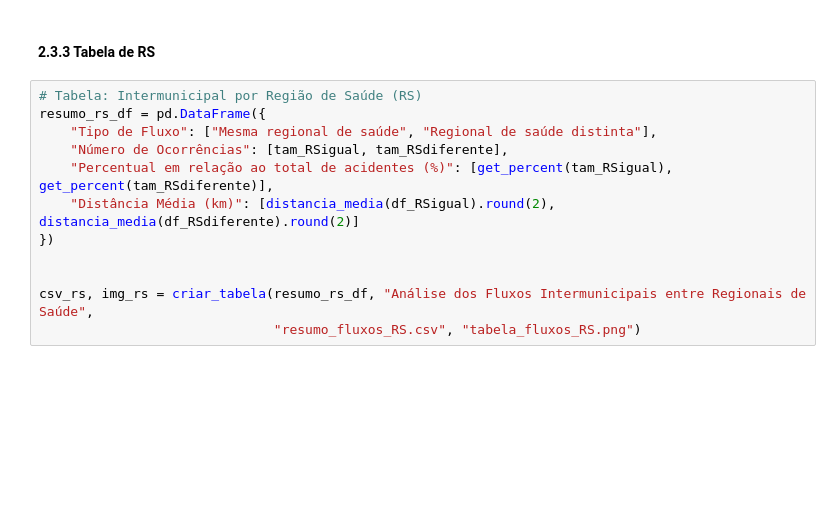
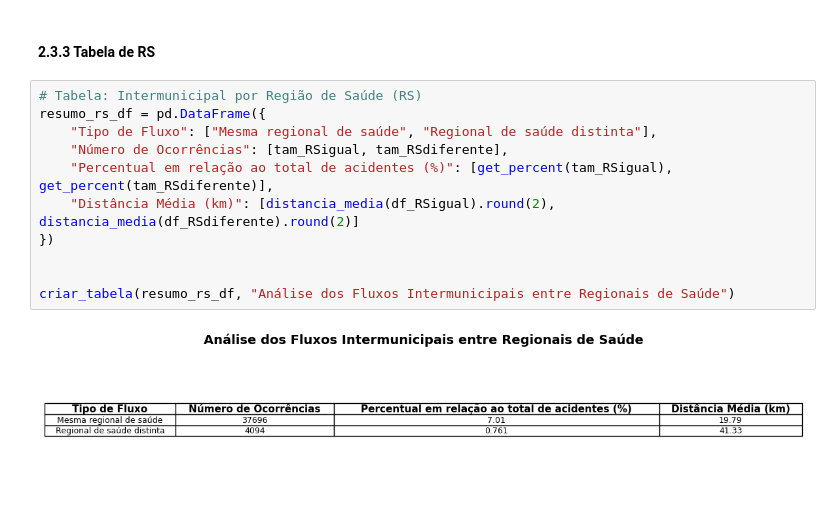
Before and after one commit to juliabu3no/Projeto-IC, a Jupyter notebook: Notebooks/Estudo_do_fluxo.ipynb, the cells around one changed output. Saved outputs shown, nothing was run; the diff lists cells and outputs as text; blank space fills up the shorter version.

```diff
--- a/Notebooks/Estudo_do_fluxo.ipynb
+++ b/Notebooks/Estudo_do_fluxo.ipynb
@@ -317,12 +316,13 @@ csv_m, img_m = criar_tabela(resumo_m_df, "Análise dos Fluxos Intermunicipais en
 # %%
 # Tabela: Intermunicipal por Região de Saúde (RS)
 resumo_rs_df = pd.DataFrame({
     "Tipo de Fluxo": ["Mesma regional de saúde", "Regional de saúde distinta"],
     "Número de Ocorrências": [tam_RSigual, tam_RSdiferente],
     "Percentual em relação ao total de acidentes (%)": [get_percent(tam_RSigual), get_percent(tam_RSdiferente)],
     "Distância Média (km)": [distancia_media(df_RSigual).round(2), distancia_media(df_RSdiferente).round(2)]
 })
 
 
-csv_rs, img_rs = criar_tabela(resumo_rs_df, "Análise dos Fluxos Intermunicipais entre Regionais de Saúde",
-                              "resumo_fluxos_RS.csv", "tabela_fluxos_RS.png")
+criar_tabela(resumo_rs_df, "Análise dos Fluxos Intermunicipais entre Regionais de Saúde")
+# %% [output]
+[figure, added]
```
Also changed, not shown: parts of 12 cells of this notebook, 6 other files.
